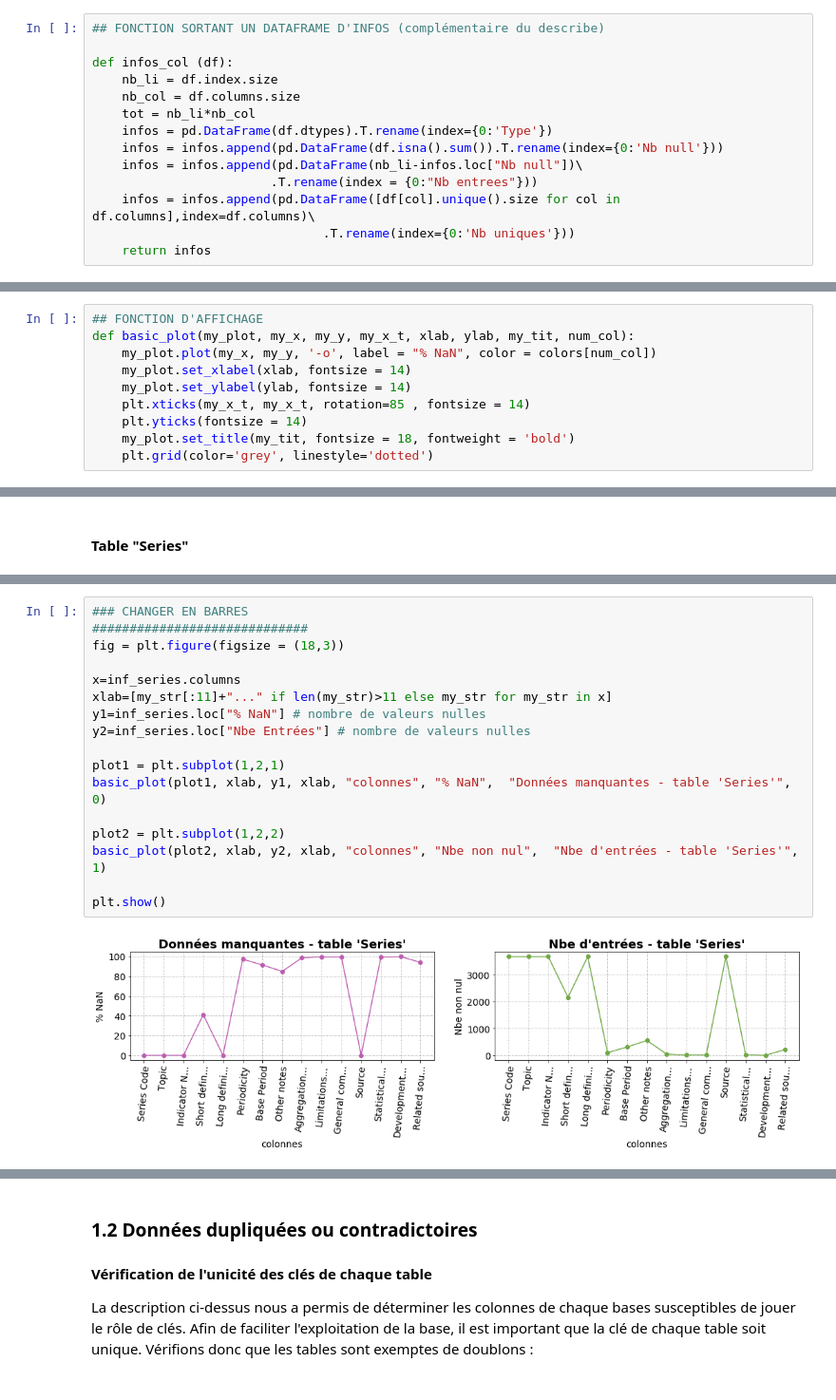
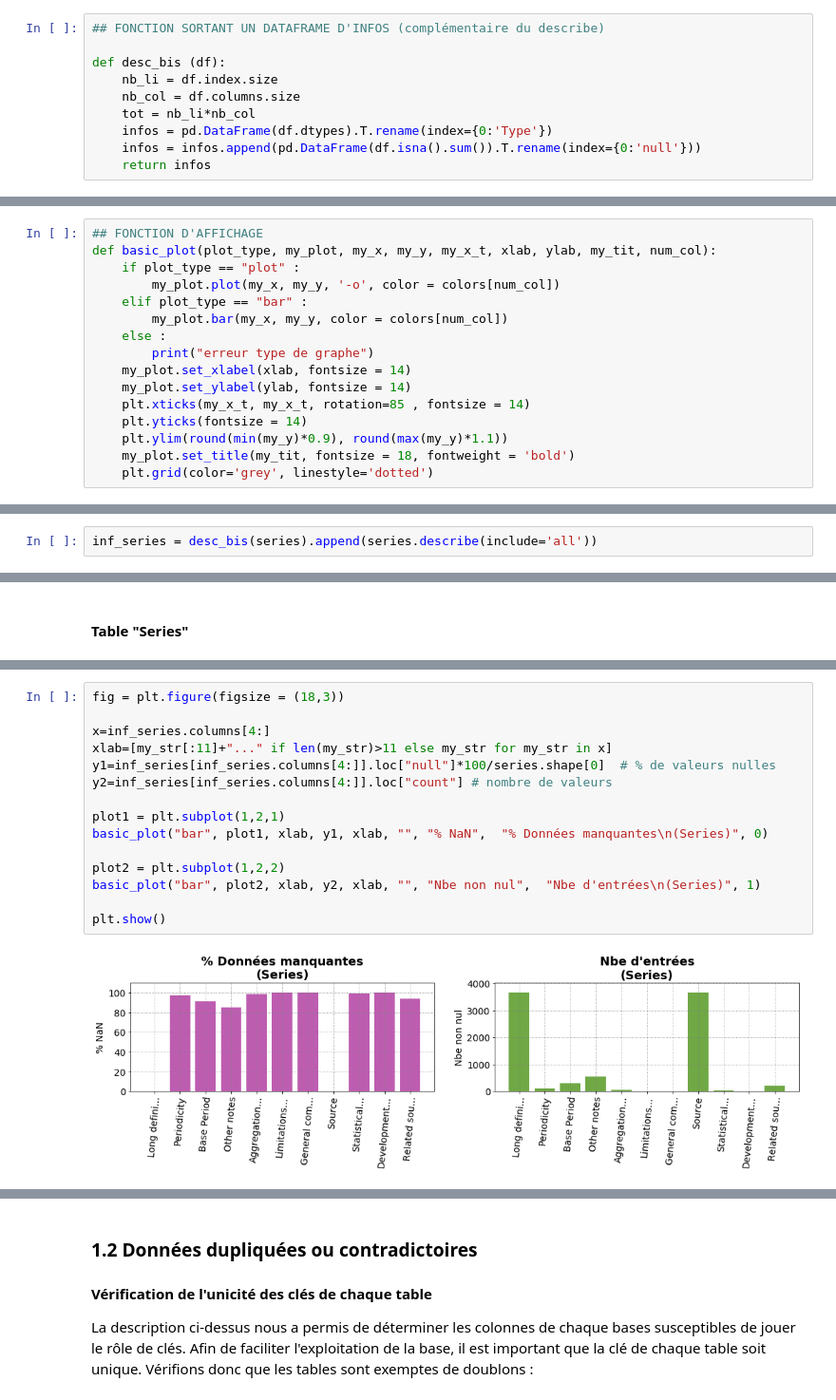
Before and after one commit to SmellyArmure/OC_DS_Project2, a Jupyter notebook: NOTEBOOK/P2-DataSystEd.ipynb, the cells around one changed output, grey strips where cells are left out. Shown at 95% size. Drawn from its saved outputs; the diff is of its cells as text.

Commit message:
revue et correction (données manquantes) - à faire : élimination des lignes et colonnes inutiles

```diff
--- a/NOTEBOOK/P2-DataSystEd.ipynb
+++ b/NOTEBOOK/P2-DataSystEd.ipynb
@@ -40,15 +40,11 @@ from IPython.display import Image
 # %%
 ## FONCTION SORTANT UN DATAFRAME D'INFOS (complémentaire du describe)
 
-def infos_col (df):
+def desc_bis (df):
     nb_li = df.index.size
     nb_col = df.columns.size
     tot = nb_li*nb_col
     infos = pd.DataFrame(df.dtypes).T.rename(index={0:'Type'})
-    infos = infos.append(pd.DataFrame(df.isna().sum()).T.rename(index={0:'Nb null'}))
-    infos = infos.append(pd.DataFrame(nb_li-infos.loc["Nb null"])\
-                        .T.rename(index = {0:"Nb entrees"}))
-    infos = infos.append(pd.DataFrame([df[col].unique().size for col in df.columns],index=df.columns)\
-                               .T.rename(index={0:'Nb uniques'}))
+    infos = infos.append(pd.DataFrame(df.isna().sum()).T.rename(index={0:'null'}))
     return infos
 # %%
@@ -100,11 +107,17 @@ def evalNull (df):
 # %%
 ## FONCTION D'AFFICHAGE
-def basic_plot(my_plot, my_x, my_y, my_x_t, xlab, ylab, my_tit, num_col):
-    my_plot.plot(my_x, my_y, '-o', label = "% NaN", color = colors[num_col])
+def basic_plot(plot_type, my_plot, my_x, my_y, my_x_t, xlab, ylab, my_tit, num_col):
+    if plot_type == "plot" :
+        my_plot.plot(my_x, my_y, '-o', color = colors[num_col])
+    elif plot_type == "bar" :
+        my_plot.bar(my_x, my_y, color = colors[num_col])
+    else :
+        print("erreur type de graphe")
     my_plot.set_xlabel(xlab, fontsize = 14)
     my_plot.set_ylabel(ylab, fontsize = 14)
     plt.xticks(my_x_t, my_x_t, rotation=85 , fontsize = 14)
     plt.yticks(fontsize = 14)
+    plt.ylim(round(min(my_y)*0.9), round(max(my_y)*1.1))
     my_plot.set_title(my_tit, fontsize = 18, fontweight = 'bold')
     plt.grid(color='grey', linestyle='dotted')
 # %% [markdown]
@@ -257,0 +223,2 @@ inf_footnote
+# %%
+inf_series = desc_bis(series).append(series.describe(include='all'))
@@ -364,20 +364,18 @@ Nbe de colonnes nulles : 0
 # %%
-### CHANGER EN BARRES
-#############################
 fig = plt.figure(figsize = (18,3))
 
-x=inf_series.columns
+x=inf_series.columns[4:]
 xlab=[my_str[:11]+"..." if len(my_str)>11 else my_str for my_str in x]
-y1=inf_series.loc["% NaN"] # nombre de valeurs nulles
-y2=inf_series.loc["Nbe Entrées"] # nombre de valeurs nulles
+y1=inf_series[inf_series.columns[4:]].loc["null"]*100/series.shape[0]  # % de valeurs nulles
+y2=inf_series[inf_series.columns[4:]].loc["count"] # nombre de valeurs
 
 plot1 = plt.subplot(1,2,1)
-basic_plot(plot1, xlab, y1, xlab, "colonnes", "% NaN",  "Données manquantes - table 'Series'", 0)
+basic_plot("bar", plot1, xlab, y1, xlab, "", "% NaN",  "% Données manquantes\n(Series)", 0)
 
 plot2 = plt.subplot(1,2,2)
-basic_plot(plot2, xlab, y2, xlab, "colonnes", "Nbe non nul",  "Nbe d'entrées - table 'Series'", 1)
+basic_plot("bar", plot2, xlab, y2, xlab, "", "Nbe non nul",  "Nbe d'entrées\n(Series)", 1)
 
 plt.show()
 # %% [output]
-[figure, old version]
+[figure, new version]
 # %% [markdown]
```
Also changed, not shown: parts of 54 cells of this notebook.
